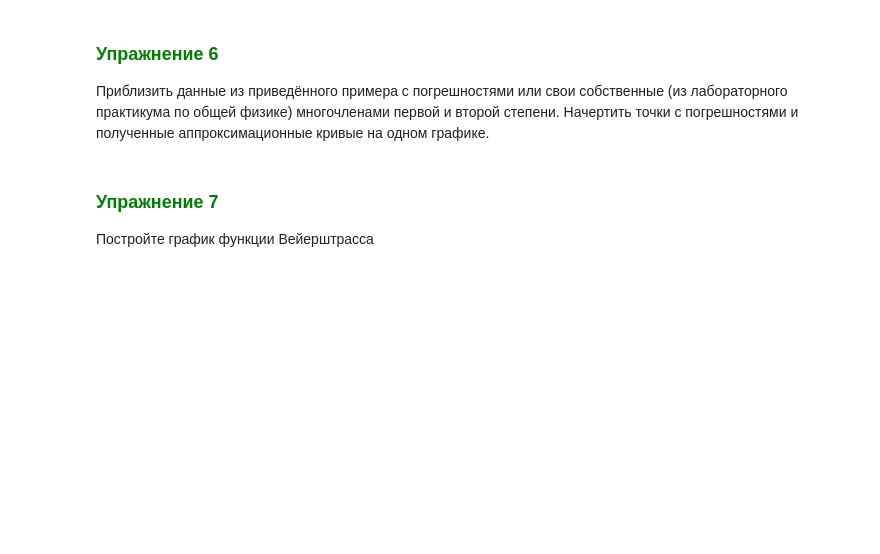
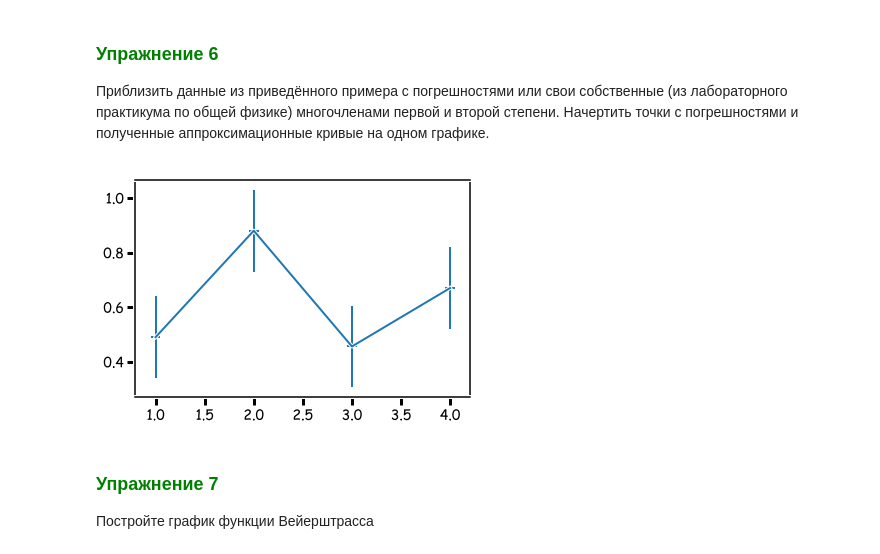
Before and after one commit to KTune/prog_markelova, a Jupyter notebook: 2nd semester/1lab.ipynb, the cells around one changed output. Saved outputs shown, nothing was run; the diff lists cells and outputs as text; code cells hidden in the pictures; blank space fills up the shorter version.

```diff
--- a/2nd semester/1lab.ipynb
+++ b/2nd semester/1lab.ipynb
@@ -153,6 +160,16 @@ ValueError: source code string cannot contain null bytes
 # %% [markdown]
 ### <span style="color:green">Упражнение 6</span>
 Приблизить данные из приведённого примера с погрешностями или свои собственные (из лабораторного практикума по общей физике) многочленами первой и второй степени. Начертить точки с погрешностями и полученные аппроксимационные кривые на одном графике.
+# %%
+import matplotlib.pyplot as plt
+x = [1, 2, 3, 4]
+y = [0.49, 0.88, 0.456, 0.67]
+plt.errorbar(x, y, xerr=0.05, yerr=0.15)
+plt.grid(True)
+plt.xkcd(False)
+plt.show()
+# %% [output]
+[figure, added]
 # %% [markdown]
 ### <font color=green>Упражнение 7</font>
 Постройте график функции Вейерштрасса
```
Also changed, not shown: parts of 2 cells of this notebook.
